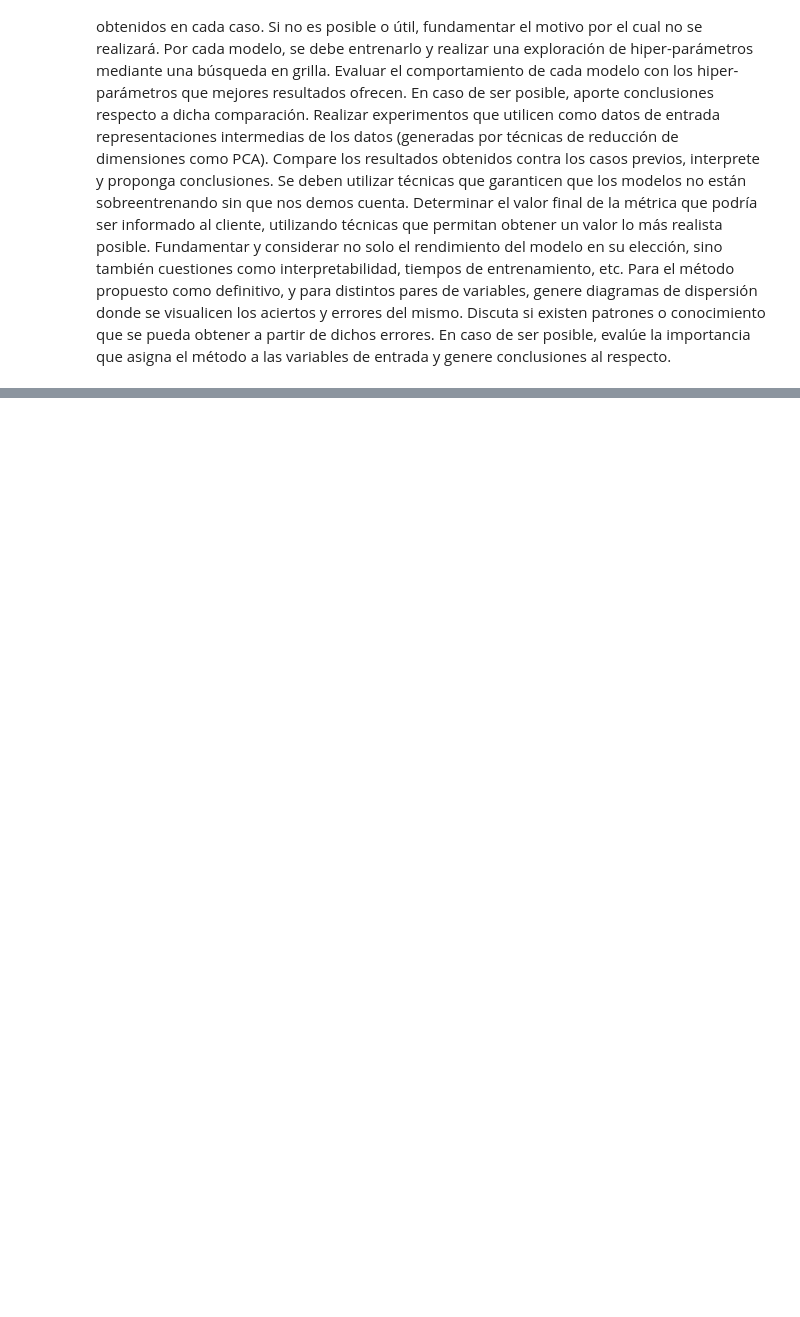
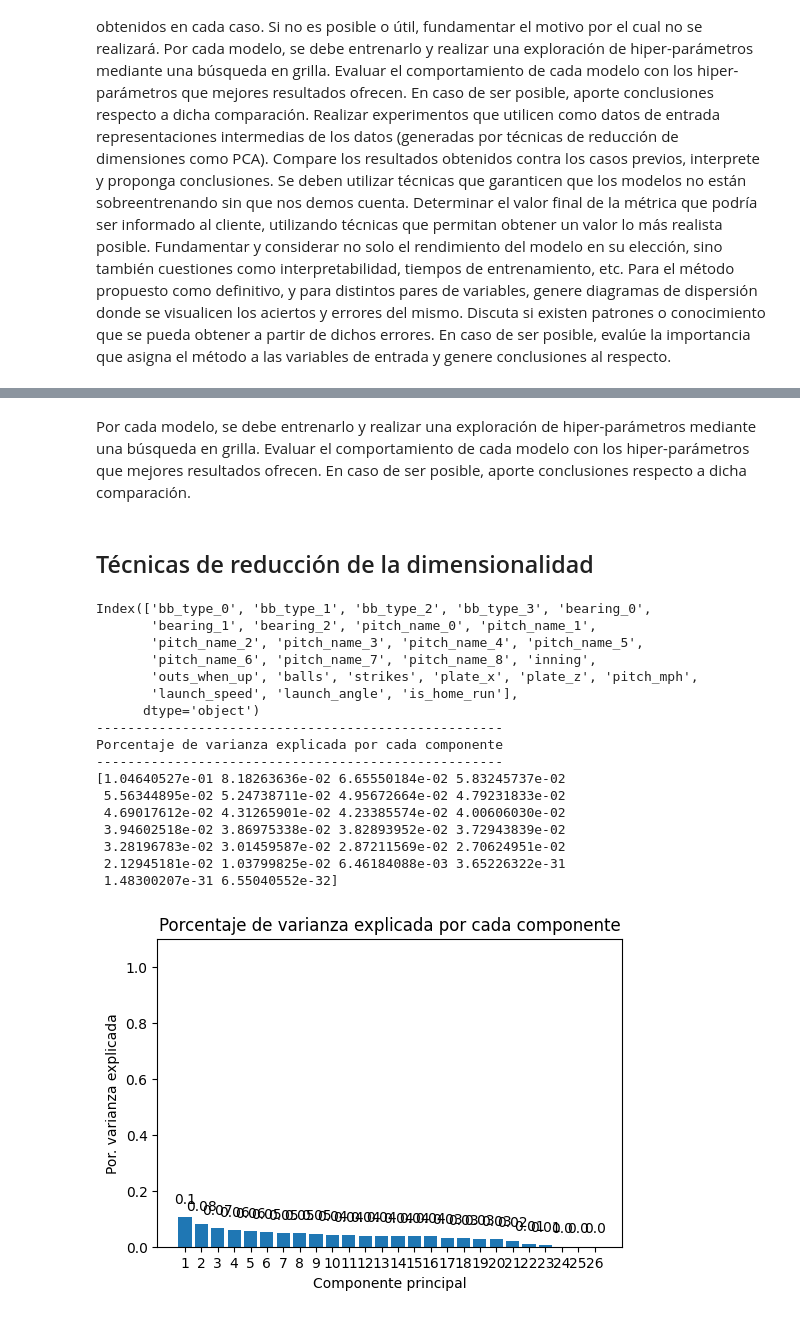
Before and after one commit to MatiasWilliner/TP_ML_Dominguez_Lastra_Williner, a Jupyter notebook: tp2_experimentation.ipynb, the cells around one changed output, grey strips where cells are left out. Saved outputs shown, nothing was run; the diff lists cells and outputs as text; code cells hidden in the pictures; blank space fills up the shorter version.

```diff
--- a/tp2_experimentation.ipynb
+++ b/tp2_experimentation.ipynb
@@ -45,0 +317,4 @@ completa[['inning', 'outs_when_up', 'balls', 'strikes', 'plate_x',
+# %% [markdown]
+Por cada modelo, se debe entrenarlo y realizar una exploración de hiper-parámetros mediante una búsqueda en grilla. Evaluar el comportamiento de cada modelo con los hiper-parámetros que mejores resultados ofrecen. En caso de ser posible, aporte conclusiones respecto a dicha comparación.
+# %% [markdown]
+## Técnicas de reducción de la dimensionalidad
@@ -45,0 +325,57 @@ completa[['inning', 'outs_when_up', 'balls', 'strikes', 'plate_x',
+# %%
+pca_pipe = make_pipeline(StandardScaler(), PCA())
+pca_pipe.fit(train_b)
+
+modelo_pca = pca_pipe.named_steps['pca']
+print(train_b.columns)
+
+print('----------------------------------------------------')
+print('Porcentaje de varianza explicada por cada componente')
+print('----------------------------------------------------')
+print(modelo_pca.explained_variance_ratio_)
+
+fig, ax = plt.subplots(nrows=1, ncols=1, figsize=(6, 4))
+ax.bar(
+    x      = np.arange(modelo_pca.n_components_) + 1,
+    height = modelo_pca.explained_variance_ratio_
+)
+
+for x, y in zip(np.arange(len(train_b.columns)) + 1, modelo_pca.explained_variance_ratio_):
+    label = round(y, 2)
+    ax.annotate(
+        label,
+        (x,y),
+        textcoords="offset points",
+        xytext=(0,10),
+        ha='center'
+    )
+
+ax.set_xticks(np.arange(modelo_pca.n_components_) + 1)
+ax.set_ylim(0, 1.1)
+ax.set_title('Porcentaje de varianza explicada por cada componente')
+ax.set_xlabel('Componente principal')
+ax.set_ylabel('Por. varianza explicada');
+#train_processed.head=X_cols
+
+#pca= PCA(n_components=4,random_state=42)
+#train= pca.fit_transform(train_b)
+#[:37]
+# %% [output]
+Index(['bb_type_0', 'bb_type_1', 'bb_type_2', 'bb_type_3', 'bearing_0',
+       'bearing_1', 'bearing_2', 'pitch_name_0', 'pitch_name_1',
+       'pitch_name_2', 'pitch_name_3', 'pitch_name_4', 'pitch_name_5',
+       'pitch_name_6', 'pitch_name_7', 'pitch_name_8', 'inning',
+       'outs_when_up', 'balls', 'strikes', 'plate_x', 'plate_z', 'pitch_mph',
+       'launch_speed', 'launch_angle', 'is_home_run'],
+      dtype='object')
+----------------------------------------------------
+Porcentaje de varianza explicada por cada componente
+----------------------------------------------------
+[1.04640527e-01 8.18263636e-02 6.65550184e-02 5.83245737e-02
+ 5.56344895e-02 5.24738711e-02 4.95672664e-02 4.79231833e-02
+ 4.69017612e-02 4.31265901e-02 4.23385574e-02 4.00606030e-02
+ 3.94602518e-02 3.86975338e-02 3.82893952e-02 3.72943839e-02
+ 3.28196783e-02 3.01459587e-02 2.87211569e-02 2.70624951e-02
+ 2.12945181e-02 1.03799825e-02 6.46184088e-03 3.65226322e-31
+ 1.48300207e-31 6.55040552e-32]
+[figure, added]
```
Also changed, not shown: parts of 20 cells of this notebook.
